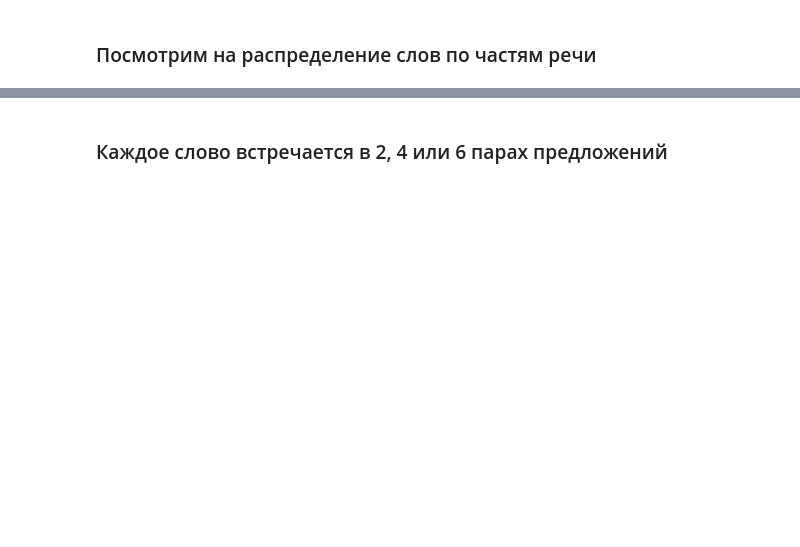
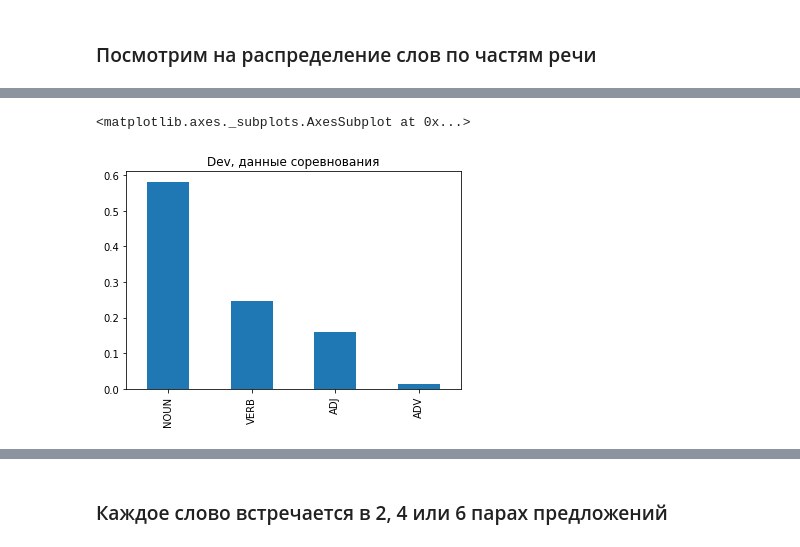
Before and after one commit to zhestyatsky/MCL-WiC, a Jupyter notebook: experiments/data_stats.ipynb, the cells around one changed output, grey strips where cells are left out. Saved outputs shown, nothing was run; the diff lists cells and outputs as text; code cells hidden in the pictures; blank space fills up the shorter version.

```diff
--- a/experiments/data_stats.ipynb
+++ b/experiments/data_stats.ipynb
@@ -36 +70,7 @@ df.describe()
+# %%
+plt.title('Dev, данные соревнования')
+wic_dev['pos'].value_counts(normalize=True).plot(kind='bar')
+# %% [output]
+<matplotlib.axes._subplots.AxesSubplot at 0x...>
+[figure, added]
 # %%
```
Also changed, not shown: parts of 54 cells of this notebook.
